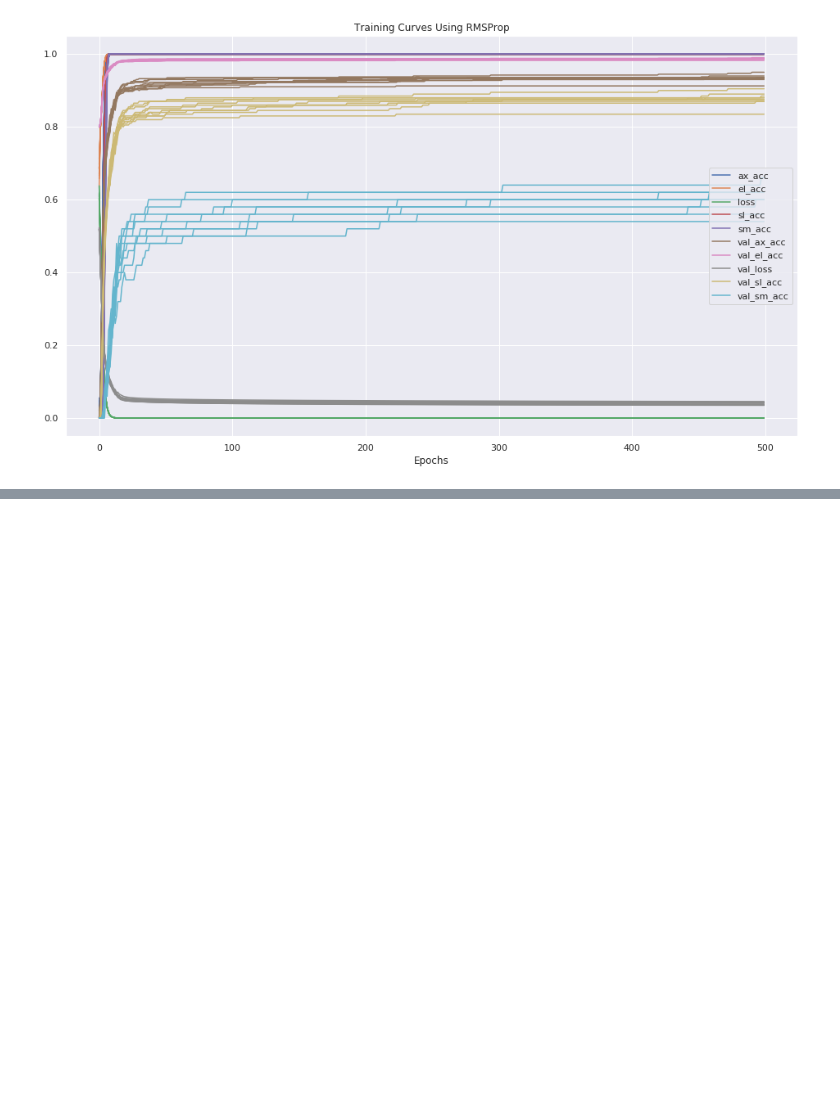
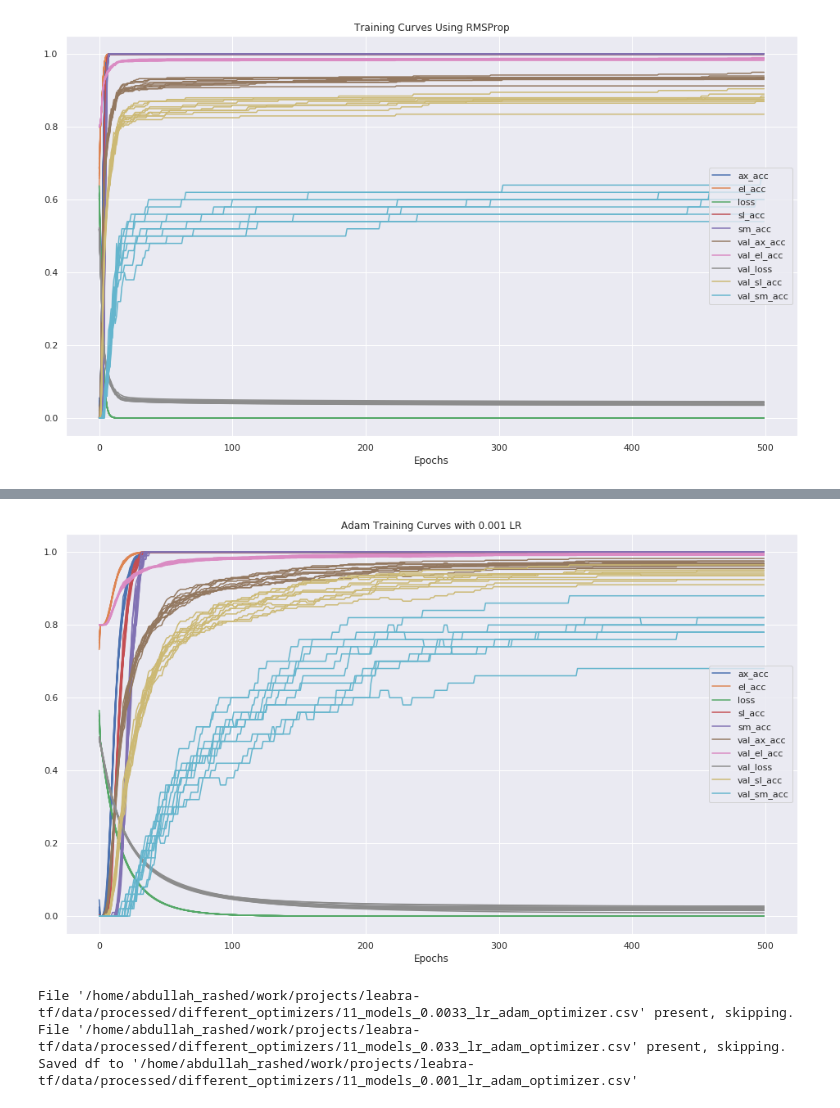
Before and after one commit to apra93/leabra-tf, a Jupyter notebook: docs/source/notebooks/0.4.1-Exploring-Different-Optimizers.ipynb, the cells around one changed output, grey strips where cells are left out. Saved outputs shown, nothing was run; the diff lists cells and outputs as text; code cells hidden in the pictures; blank space fills up the shorter version.

```diff
--- a/docs/source/notebooks/0.4.1-Exploring-Different-Optimizers.ipynb
+++ b/docs/source/notebooks/0.4.1-Exploring-Different-Optimizers.ipynb
@@ -609,0 +696,5 @@ plt.show()
+# %%
+adam_alpha_metrics = {
+    **adam_alpha_metrics,
+    **exp_optimizer_lr(optimizer_dict['Adam'], 'Adam', lrs=[0.001]),
+}
@@ -609,0 +715,14 @@ plt.show()
+# %%
+plt_metrics.plot_df_metrics(adam_alpha_metrics['0.001'],
+                            title='Adam Training Curves with 0.001 LR')
+plt.show()
+# %% [output]
+[figure, added]
+# %%
+for lr_name, optimizer_data in adam_alpha_metrics.items():
+    save_data(optimizer_data, optimizer='Adam', lr=lr_name,
+              exp_dir=optimizer_dir, dryrun=False)
+# %% [output]
+File '/home/abdullah_rashed/work/projects/leabra-tf/data/processed/different_optimizers/11_models_0.0033_lr_adam_optimizer.csv' present, skipping.
+File '/home/abdullah_rashed/work/projects/leabra-tf/data/processed/different_optimizers/11_models_0.033_lr_adam_optimizer.csv' present, skipping.
+Saved df to '/home/abdullah_rashed/work/projects/leabra-tf/data/processed/different_optimizers/11_models_0.001_lr_adam_optimizer.csv'
```
Also changed, not shown: parts of 13 cells of this notebook.
